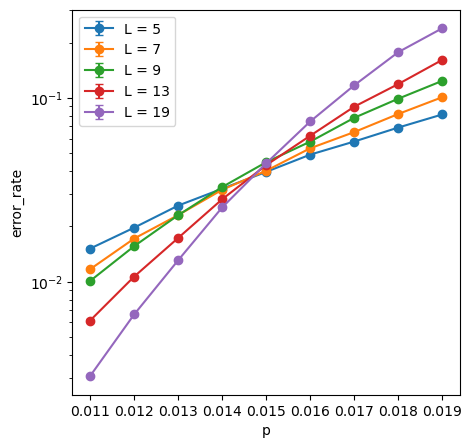
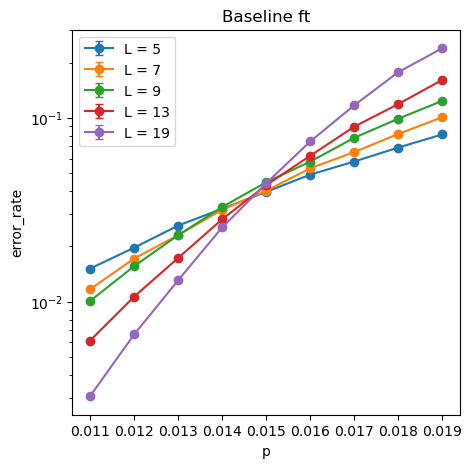
Code edit (unified diff) that turned the first committed figure into the second:
--- before
+++ after
@@ -10,3 +10,4 @@
 plt.ylabel("error_rate")
 plt.legend()
+plt.title("Baseline ft")
 plt.show()

Commit: Added plot titles